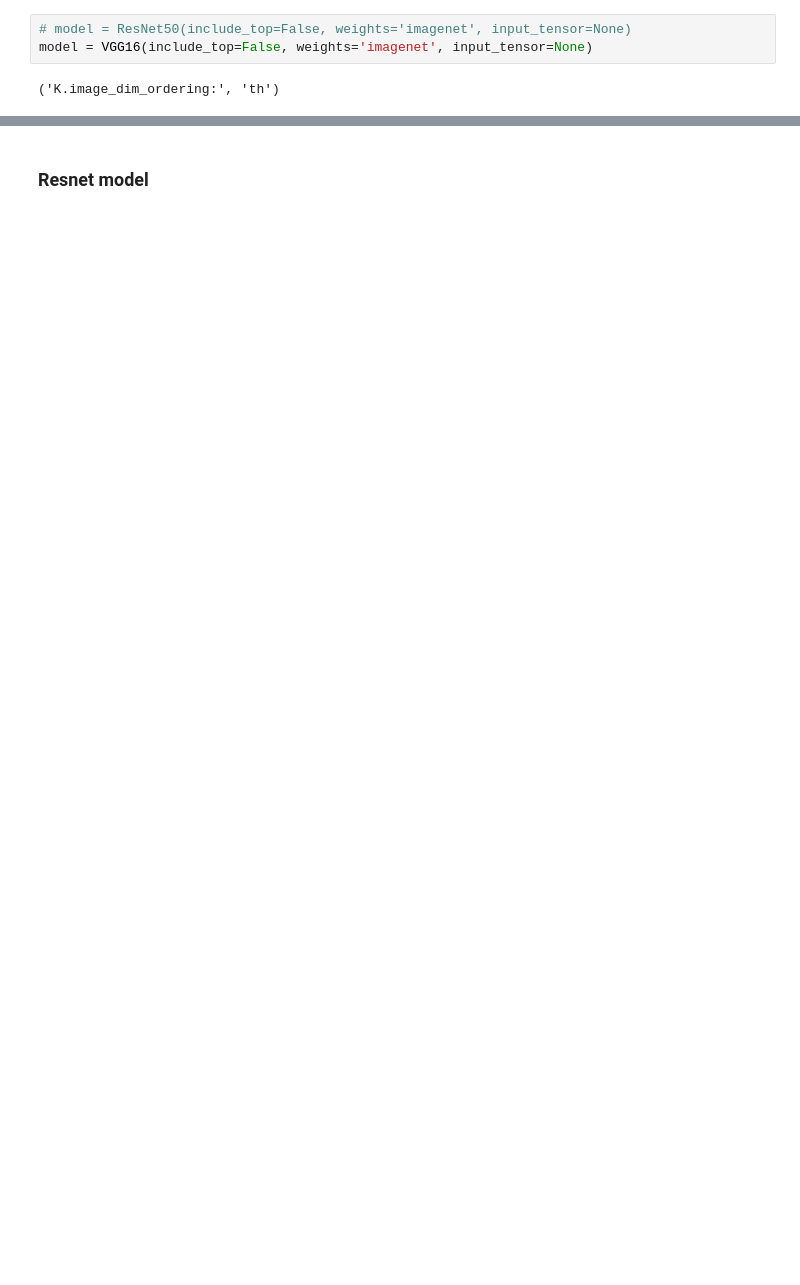
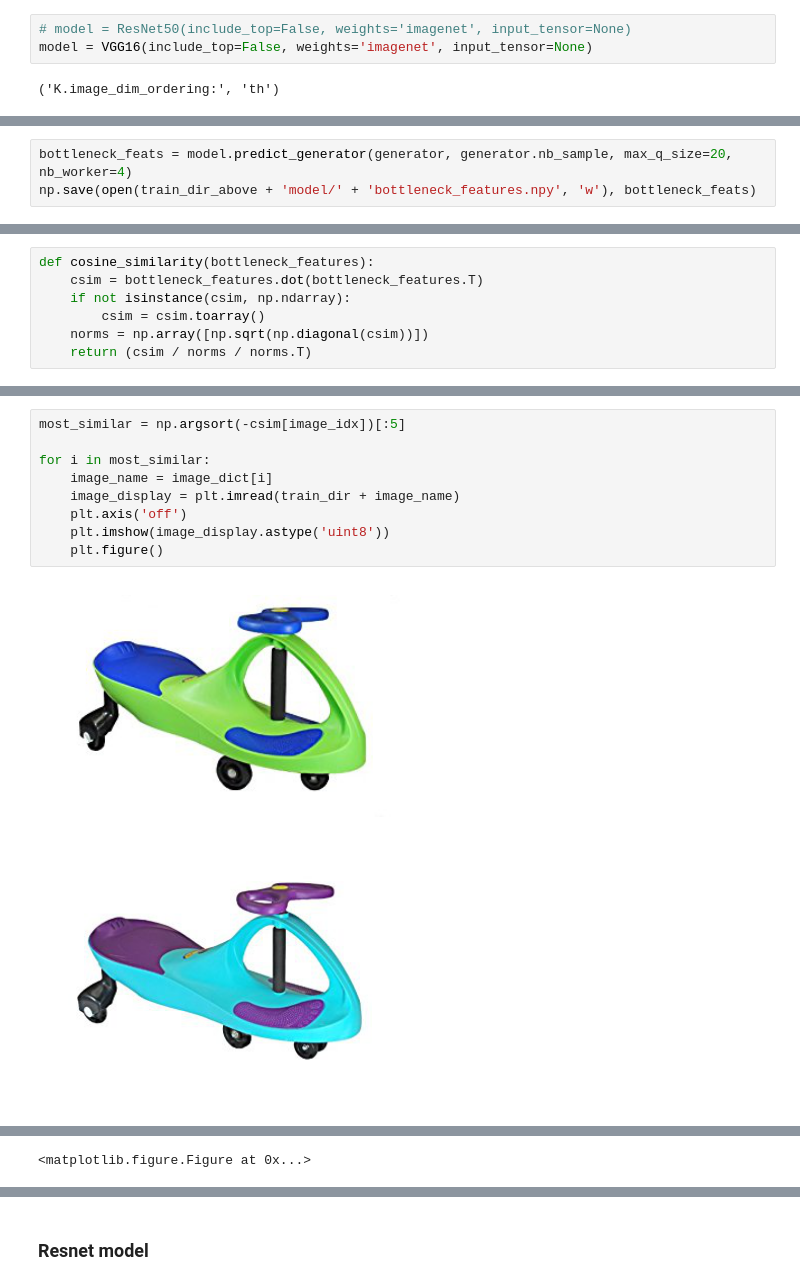
Before and after one commit to eugeneyan/datagene, a Jupyter notebook: notebooks/image_search.ipynb, the cells around one changed output, grey strips where cells are left out. Drawn from its saved outputs; the diff is of its cells as text; blank space fills up the shorter version.

```diff
--- a/notebooks/image_search.ipynb
+++ b/notebooks/image_search.ipynb
@@ -97,0 +129,3 @@ bottleneck_feats = model.predict_generator(generator, image_count)
+# %%
+bottleneck_feats = model.predict_generator(generator, generator.nb_sample, max_q_size=20, nb_worker=4)
+np.save(open(train_dir_above + 'model/' + 'bottleneck_features.npy', 'w'), bottleneck_feats)
@@ -97,0 +152,7 @@ bottleneck_feats = model.predict_generator(generator, image_count)
+# %%
+def cosine_similarity(bottleneck_features):
+    csim = bottleneck_features.dot(bottleneck_features.T)
+    if not isinstance(csim, np.ndarray):
+        csim = csim.toarray()
+    norms = np.array([np.sqrt(np.diagonal(csim))])
+    return (csim / norms / norms.T)
@@ -97,0 +178,12 @@ bottleneck_feats = model.predict_generator(generator, image_count)
+# %%
+most_similar = np.argsort(-csim[image_idx])[:5]
+
+for i in most_similar:
+    image_name = image_dict[i]
+    image_display = plt.imread(train_dir + image_name)
+    plt.axis('off')
+    plt.imshow(image_display.astype('uint8'))
+    plt.figure()
+# %% [output]
+[figure, added]
+[figure, added]
@@ -97,0 +193 @@ bottleneck_feats = model.predict_generator(generator, image_count)
+<matplotlib.figure.Figure at 0x...>
```
Also changed, not shown: parts of 37 cells of this notebook, 8 other files.
